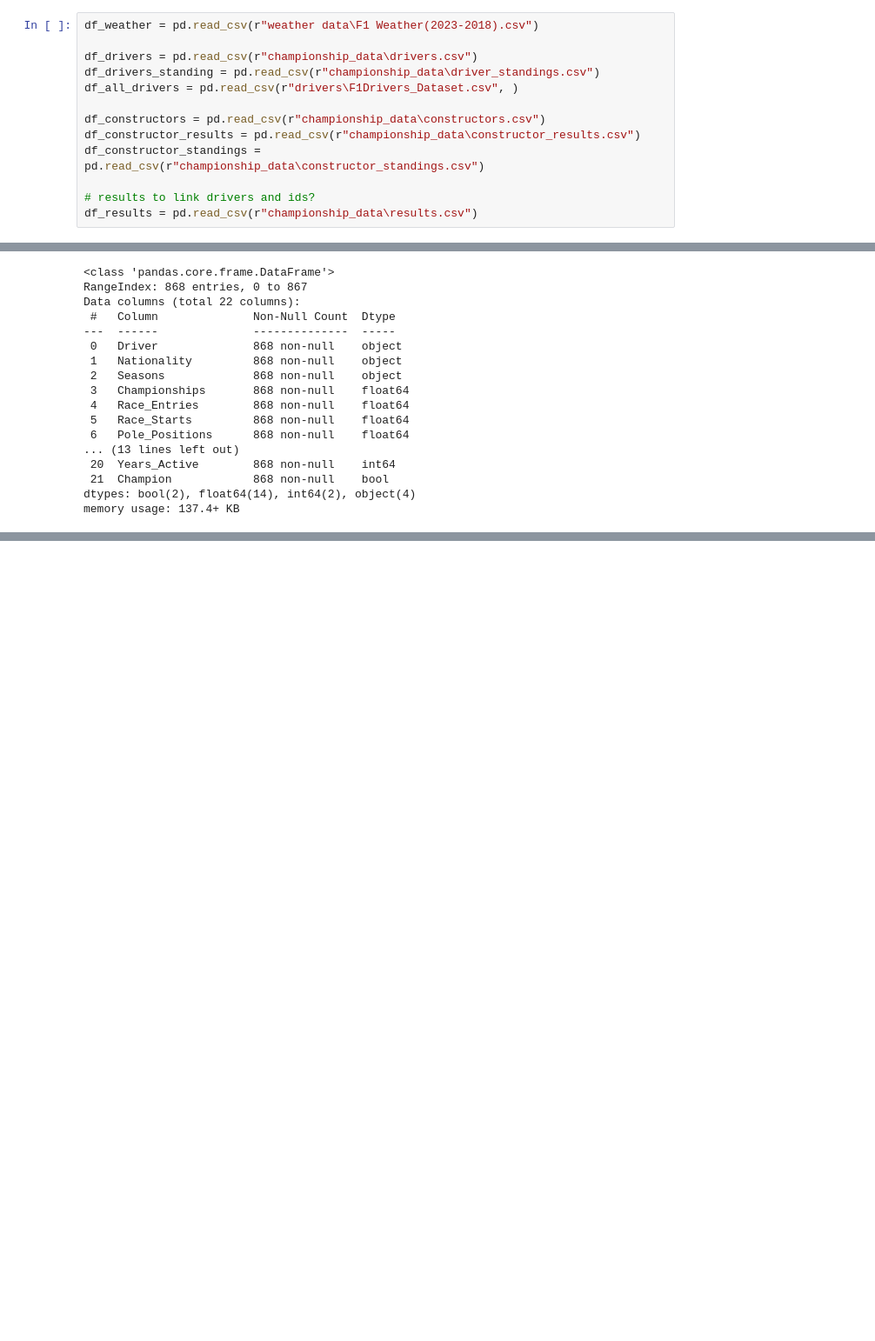
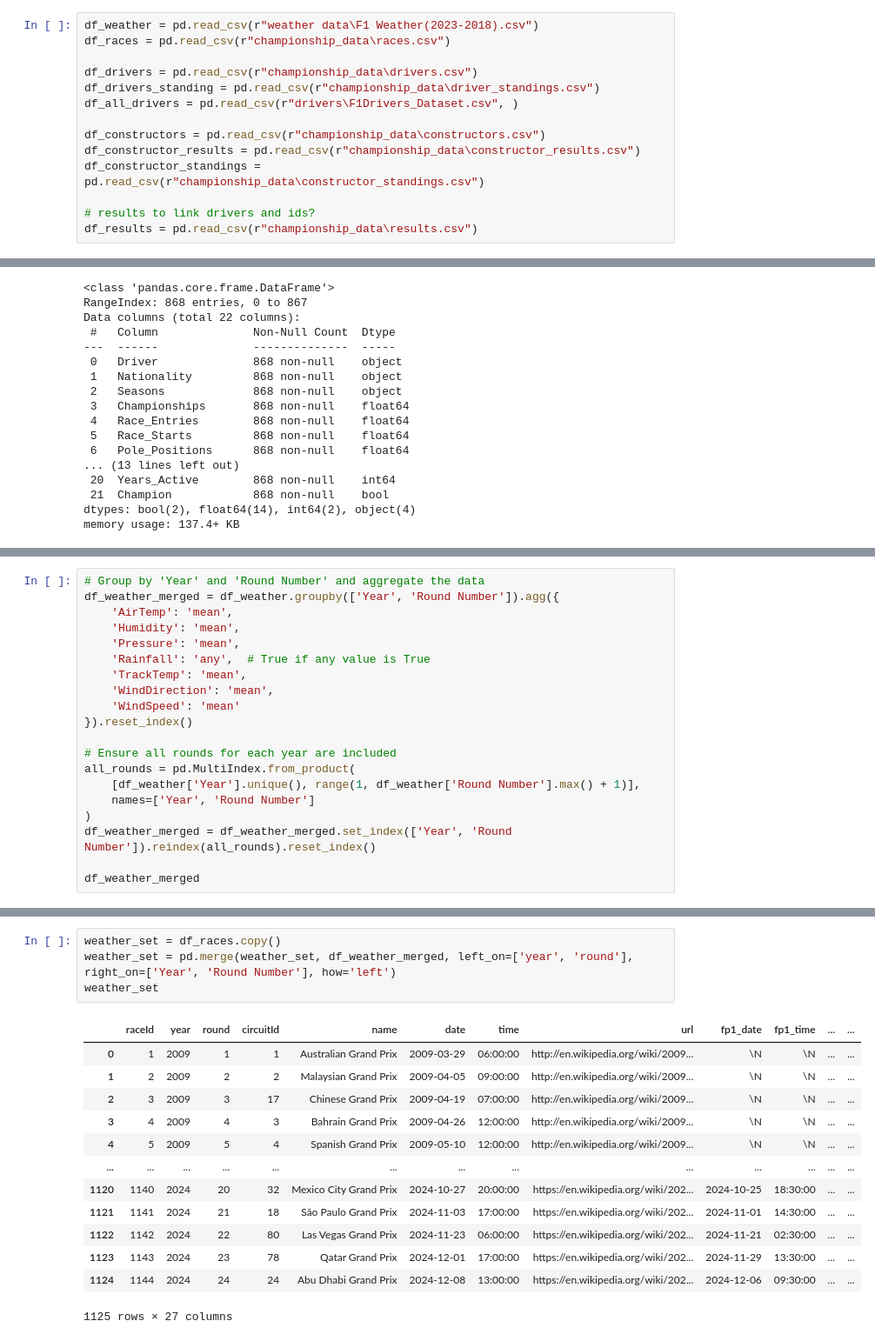
Before and after one commit to Plyrex/COMP3608-Project, a Jupyter notebook: F1_Project.ipynb, the cells around one changed output, grey strips where cells are left out. Shown: that part at 87% size. Cells and saved outputs as stored; diff of their text form; blank space fills up the shorter version.

```diff
--- a/F1_Project.ipynb
+++ b/F1_Project.ipynb
@@ -11,6 +11,7 @@ import csv
 import scipy
 # %%
 df_weather = pd.read_csv(r"weather data\F1 Weather(2023-2018).csv")
+df_races = pd.read_csv(r"championship_data\races.csv")
 
 df_drivers = pd.read_csv(r"championship_data\drivers.csv")
 df_drivers_standing = pd.read_csv(r"championship_data\driver_standings.csv")
@@ -53,0 +180,20 @@ df_actv_d = df_all_drivers.copy()
+# %%
+# Group by 'Year' and 'Round Number' and aggregate the data
+df_weather_merged = df_weather.groupby(['Year', 'Round Number']).agg({
+    'AirTemp': 'mean',
+    'Humidity': 'mean',
+    'Pressure': 'mean',
+    'Rainfall': 'any',  # True if any value is True
+    'TrackTemp': 'mean',
+    'WindDirection': 'mean',
+    'WindSpeed': 'mean'
+}).reset_index()
+
+# Ensure all rounds for each year are included
+all_rounds = pd.MultiIndex.from_product(
+    [df_weather['Year'].unique(), range(1, df_weather['Round Number'].max() + 1)],
+    names=['Year', 'Round Number']
+)
+df_weather_merged = df_weather_merged.set_index(['Year', 'Round Number']).reindex(all_rounds).reset_index()
+
+df_weather_merged
@@ -53,0 +230,18 @@ df_actv_d = df_all_drivers.copy()
+# %%
+weather_set = df_races.copy()
+weather_set = pd.merge(weather_set, df_weather_merged, left_on=['year', 'round'], right_on=['Year', 'Round Number'], how='left')
+weather_set
+# %% [output]
+|  | raceId | year | round | circuitId | name | date | time | url | fp1_date | fp1_time | ... | ... |
+| 0 | 1 | 2009 | 1 | 1 | Australian Grand Prix | 2009-03-29 | 06:00:00 | http://en.wikipedia.org/wiki/2009... | \N | \N | ... | ... |
+| 1 | 2 | 2009 | 2 | 2 | Malaysian Grand Prix | 2009-04-05 | 09:00:00 | http://en.wikipedia.org/wiki/2009... | \N | \N | ... | ... |
+| 2 | 3 | 2009 | 3 | 17 | Chinese Grand Prix | 2009-04-19 | 07:00:00 | http://en.wikipedia.org/wiki/2009... | \N | \N | ... | ... |
+| 3 | 4 | 2009 | 4 | 3 | Bahrain Grand Prix | 2009-04-26 | 12:00:00 | http://en.wikipedia.org/wiki/2009... | \N | \N | ... | ... |
+| 4 | 5 | 2009 | 5 | 4 | Spanish Grand Prix | 2009-05-10 | 12:00:00 | http://en.wikipedia.org/wiki/2009... | \N | \N | ... | ... |
+| ... | ... | ... | ... | ... | ... | ... | ... | ... | ... | ... | ... | ... |
+| 1120 | 1140 | 2024 | 20 | 32 | Mexico City Grand Prix | 2024-10-27 | 20:00:00 | https://en.wikipedia.org/wiki/202... | 2024-10-25 | 18:30:00 | ... | ... |
+| 1121 | 1141 | 2024 | 21 | 18 | São Paulo Grand Prix | 2024-11-03 | 17:00:00 | https://en.wikipedia.org/wiki/202... | 2024-11-01 | 14:30:00 | ... | ... |
+| 1122 | 1142 | 2024 | 22 | 80 | Las Vegas Grand Prix | 2024-11-23 | 06:00:00 | https://en.wikipedia.org/wiki/202... | 2024-11-21 | 02:30:00 | ... | ... |
+| 1123 | 1143 | 2024 | 23 | 78 | Qatar Grand Prix | 2024-12-01 | 17:00:00 | https://en.wikipedia.org/wiki/202... | 2024-11-29 | 13:30:00 | ... | ... |
+| 1124 | 1144 | 2024 | 24 | 24 | Abu Dhabi Grand Prix | 2024-12-08 | 13:00:00 | https://en.wikipedia.org/wiki/202... | 2024-12-06 | 09:30:00 | ... | ... |
+1125 rows × 27 columns
```
Also changed, not shown: parts of 24 cells of this notebook.
